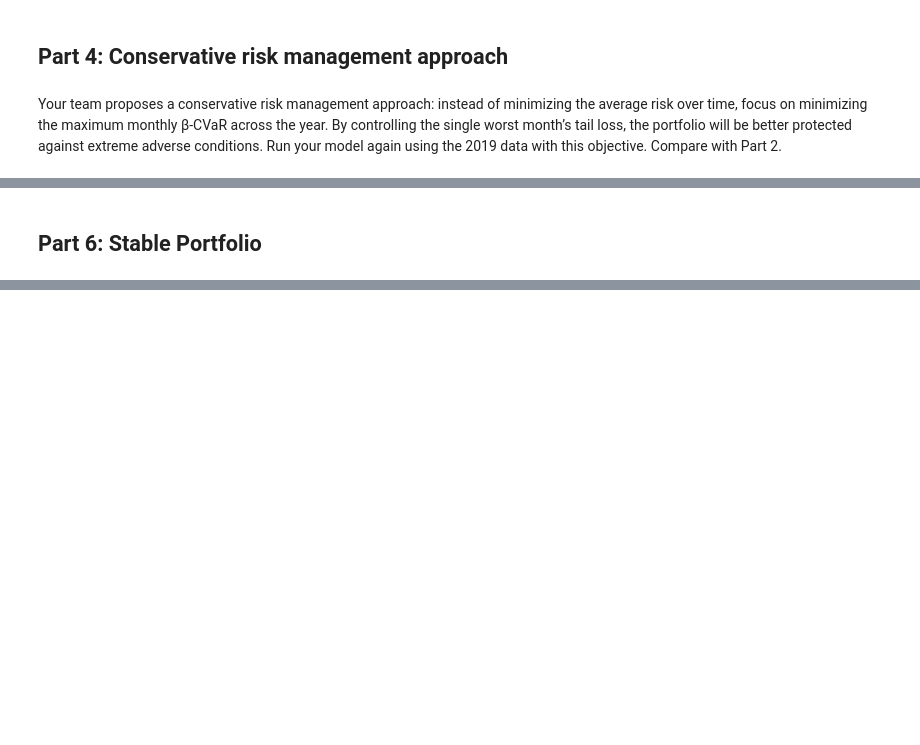
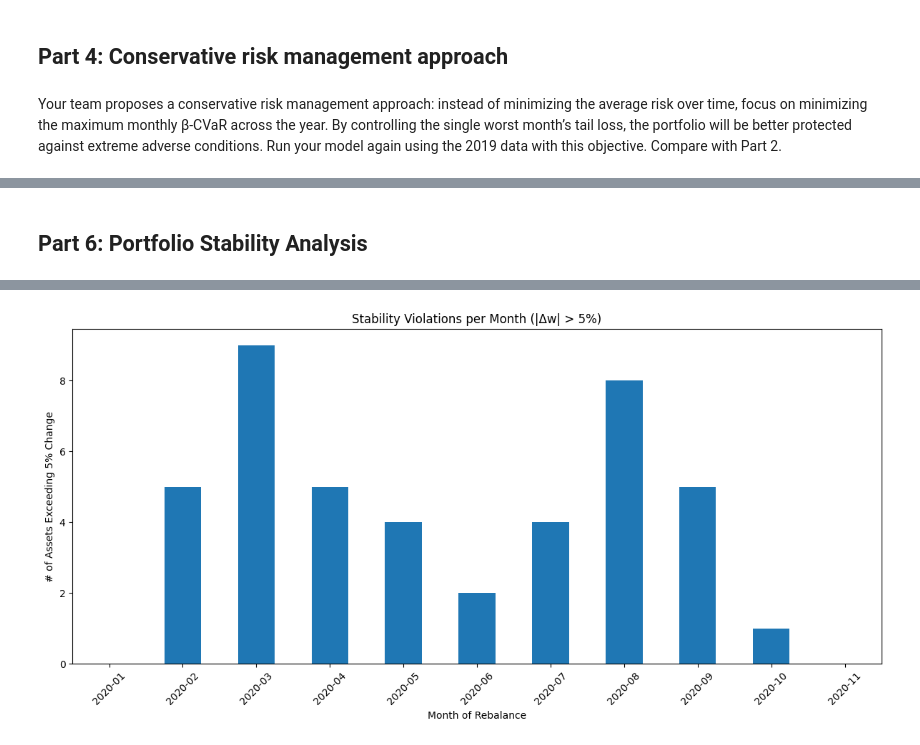
Before and after one commit to graccelinn/optimization_project1, a Jupyter notebook: RM294_Optimization_Project_1.ipynb, the cells around one changed output, grey strips where cells are left out. Cells and saved outputs as stored; diff of their text form; code cells hidden in the pictures; blank space fills up the shorter version.

```diff
--- a/RM294_Optimization_Project_1.ipynb
+++ b/RM294_Optimization_Project_1.ipynb
@@ -67,4 +45,4 @@ Finding portfolio that minimizes the daily average beta-CVaR using the 2019 data
 # %%
-# set inputs
-beta_2019 = 0.95
-R_2019 = 0.0002
+# Set Inputs values
+beta = 0.95
+R = 0.0002
@@ -195,6 +81,0 @@ oos_model_2020.objVal
-# %%
-# Q2a: Calculate daily average CVaR for 2020
-portfolio_returns_2020 = returns_2020_clean @ x_2019.x
-losses_2020 = -portfolio_returns_2020
-VaR_2020 = np.quantile(losses_2020, beta_2019)
-VaR_2020
@@ -325,0 +208,3 @@ As expected, a higher beta (more conservative) leads to a higher CVaR value, as
+# %%
+# Define the beta values to test
+beta_values = [0.90, 0.95, 0.99]
@@ -527,2 +505,2 @@ NameError: name 'static_portfolio_cvar_2020' is not defined
 # %% [markdown]
-## **Part 6: Stable Portfolio**
+## **Part 6: Portfolio Stability Analysis**
@@ -554,0 +507,59 @@ print("Discussion: Stability constraints reduce portfolio turnover, which lowers
+# %%
+if 'dynamic_portfolio_weights' in locals() and dynamic_portfolio_weights:
+
+    # Order the months chronologically to ensure correct difference calculation
+    ordered_months = sorted(dynamic_portfolio_weights.keys())
+
+    # Create a DataFrame from the weights dictionary. Rows=assets, cols=months
+    W = pd.DataFrame({m: dynamic_portfolio_weights[m] for m in ordered_months}).fillna(0)
+
+    # Calculate the month-to-month absolute change in weights
+    W_diff = W.diff(axis=1).abs()
+
+    # Define the threshold for what constitutes a "large" change (e.g., 5 percentage points)
+    STABILITY_THRESHOLD = 0.05
+
+    # Identify violations, excluding the first month which has no prior data to compare
+    violations = (W_diff.iloc[:, 1:] > STABILITY_THRESHOLD)
+
+    # Count the number of violations for each month
+    violations_count_by_month = violations.sum(axis=0)
+
+    print(f"\nAnalysis of weight changes greater than {STABILITY_THRESHOLD:.0%}:")
+
+    stab_df = pd.DataFrame({
+        "month": violations.columns,
+        "num_violations": violations_count_by_month.values
+    }).set_index("month")
+
+    print(stab_df)
+
+    total_violations = int(violations_count_by_month.sum())
+    print(f"\nTotal asset-level violations across {analysis_year}: {total_violations}")
+
+    # Show top 10 largest month-to-month moves for diagnostics
+    largest_moves = (
+        W_diff.stack()
+            .reset_index()
+            .rename(columns={"level_0": "asset", "level_1": "month", 0: "abs_change"})
+            .sort_values("abs_change", ascending=False)
+    )
+
+    print("\n--- Top 10 Largest Month-to-Month Weight Changes ---")
+    print(largest_moves.head(10).to_string(index=False))
+
+    # Optional: Plot violations per month
+    violations_count_by_month.plot(
+        kind="bar",
+        figsize=(12, 6),
+        title=f"Stability Violations per Month (|Δw| > {STABILITY_THRESHOLD:.0%})"
+    )
+    plt.ylabel(f"# of Assets Exceeding {STABILITY_THRESHOLD:.0%} Change")
+    plt.xlabel("Month of Rebalance")
+    plt.xticks(rotation=45)
+    plt.tight_layout()
+    plt.show()
+
+else:
+    print("Could not perform stability analysis because dynamic portfolio weights were not calculated in Part 5.")
+# %% [output]
@@ -554,0 +583 @@ print("Discussion: Stability constraints reduce portfolio turnover, which lowers
+[figure, added]
```
Also changed, not shown: parts of 52 cells of this notebook.
